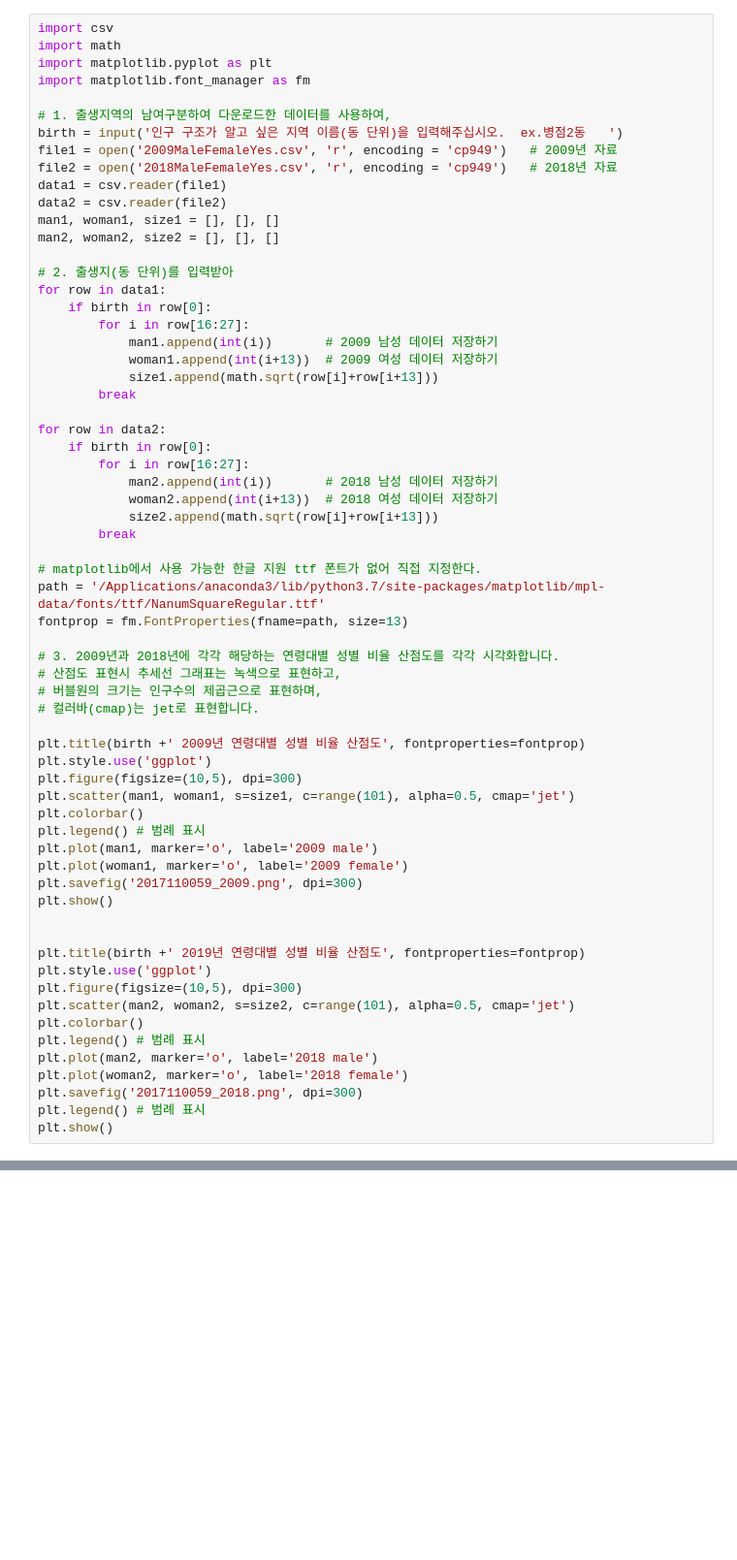
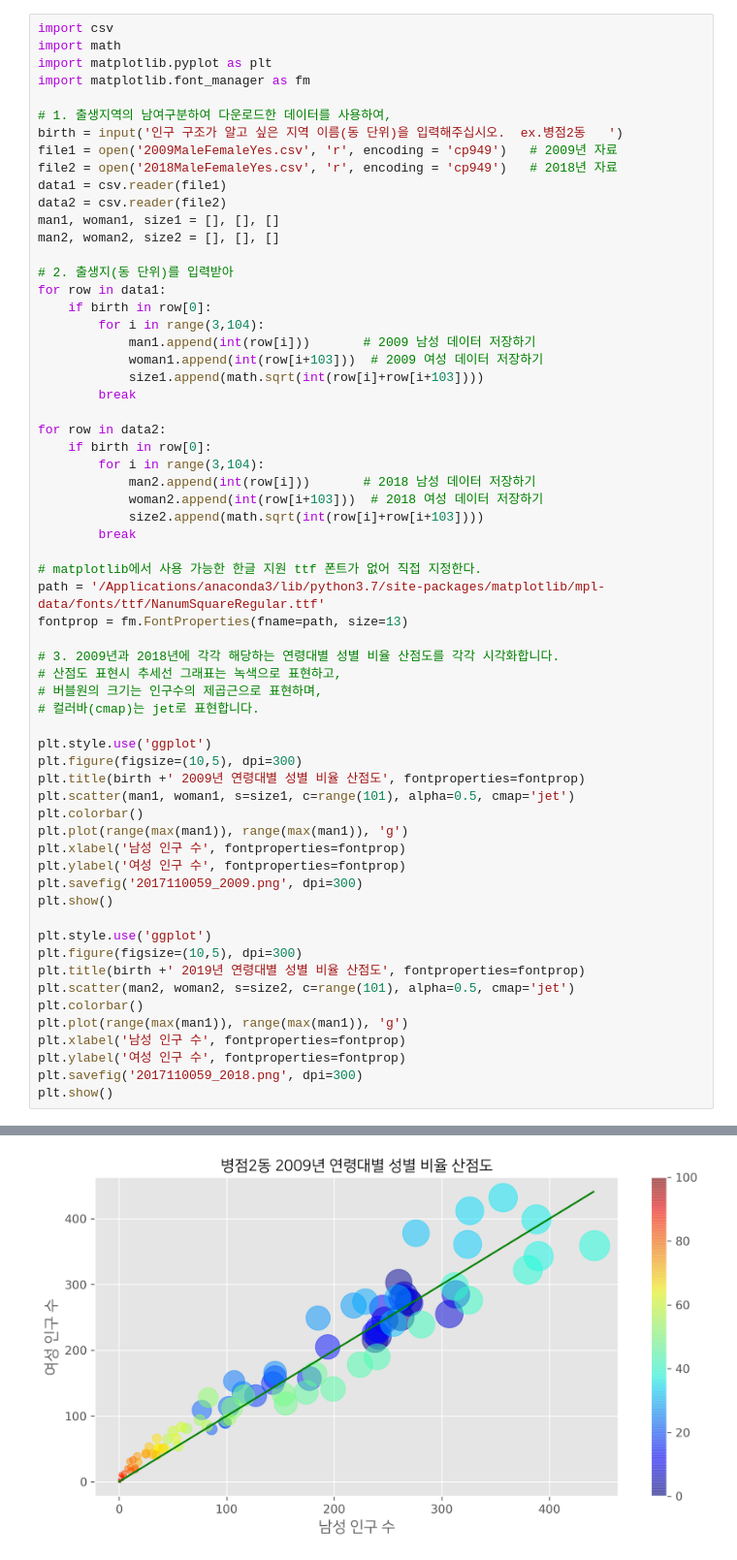
Before and after one commit to ttub-nii/DataVisualization, a Jupyter notebook: Midterm_2/2017110059_2.ipynb, the cells around one changed output, grey strips where cells are left out. Shown at 97% size. Cells and saved outputs as stored; diff of their text form; blank space fills up the shorter version.

```diff
--- a/Midterm_2/2017110059_2.ipynb
+++ b/Midterm_2/2017110059_2.ipynb
@@ -16,18 +16,18 @@ man2, woman2, size2 = [], [], []
 # 2. 출생지(동 단위)를 입력받아
 for row in data1:
     if birth in row[0]:
-        for i in row[16:27]:
-            man1.append(int(i))       # 2009 남성 데이터 저장하기
-            woman1.append(int(i+13))  # 2009 여성 데이터 저장하기
-            size1.append(math.sqrt(row[i]+row[i+13]))
+        for i in range(3,104):
+            man1.append(int(row[i]))       # 2009 남성 데이터 저장하기
+            woman1.append(int(row[i+103]))  # 2009 여성 데이터 저장하기
+            size1.append(math.sqrt(int(row[i]+row[i+103])))
         break
 
 for row in data2:
     if birth in row[0]:
-        for i in row[16:27]:
-            man2.append(int(i))       # 2018 남성 데이터 저장하기
-            woman2.append(int(i+13))  # 2018 여성 데이터 저장하기
-            size2.append(math.sqrt(row[i]+row[i+13]))
+        for i in range(3,104):
+            man2.append(int(row[i]))       # 2018 남성 데이터 저장하기
+            woman2.append(int(row[i+103]))  # 2018 여성 데이터 저장하기
+            size2.append(math.sqrt(int(row[i]+row[i+103])))
         break
 
 # matplotlib에서 사용 가능한 한글 지원 ttf 폰트가 없어 직접 지정한다.
@@ -39,28 +39,26 @@ fontprop = fm.FontProperties(fname=path, size=13)
 # 버블원의 크기는 인구수의 제곱근으로 표현하며,
 # 컬러바(cmap)는 jet로 표현합니다.
 
-plt.title(birth +' 2009년 연령대별 성별 비율 산점도', fontproperties=fontprop)
 plt.style.use('ggplot')
 plt.figure(figsize=(10,5), dpi=300)
+plt.title(birth +' 2009년 연령대별 성별 비율 산점도', fontproperties=fontprop)
 plt.scatter(man1, woman1, s=size1, c=range(101), alpha=0.5, cmap='jet')
 plt.colorbar()
-plt.legend() # 범례 표시
-plt.plot(man1, marker='o', label='2009 male')
-plt.plot(woman1, marker='o', label='2009 female')
+plt.plot(range(max(man1)), range(max(man1)), 'g')
+plt.xlabel('남성 인구 수', fontproperties=fontprop)
+plt.ylabel('여성 인구 수', fontproperties=fontprop)
 plt.savefig('2017110059_2009.png', dpi=300)
 plt.show()
 
-
-plt.title(birth +' 2019년 연령대별 성별 비율 산점도', fontproperties=fontprop)
 plt.style.use('ggplot')
 plt.figure(figsize=(10,5), dpi=300)
+plt.title(birth +' 2019년 연령대별 성별 비율 산점도', fontproperties=fontprop)
 plt.scatter(man2, woman2, s=size2, c=range(101), alpha=0.5, cmap='jet')
 plt.colorbar()
-plt.legend() # 범례 표시
-plt.plot(man2, marker='o', label='2018 male')
-plt.plot(woman2, marker='o', label='2018 female')
+plt.plot(range(max(man1)), range(max(man1)), 'g')
+plt.xlabel('남성 인구 수', fontproperties=fontprop)
+plt.ylabel('여성 인구 수', fontproperties=fontprop)
 plt.savefig('2017110059_2018.png', dpi=300)
-plt.legend() # 범례 표시
 plt.show()
 # %% [output]
 인구 구조가 알고 싶은 지역 이름(동 단위)을 입력해주십시오.  ex.병점2동   병점2동
@@ -67,0 +65 @@ ValueError: invalid literal for int() with base 10: '2,672'
+[figure, added]
```
Also changed, not shown: parts of 1 cell of this notebook, 7 other files.
